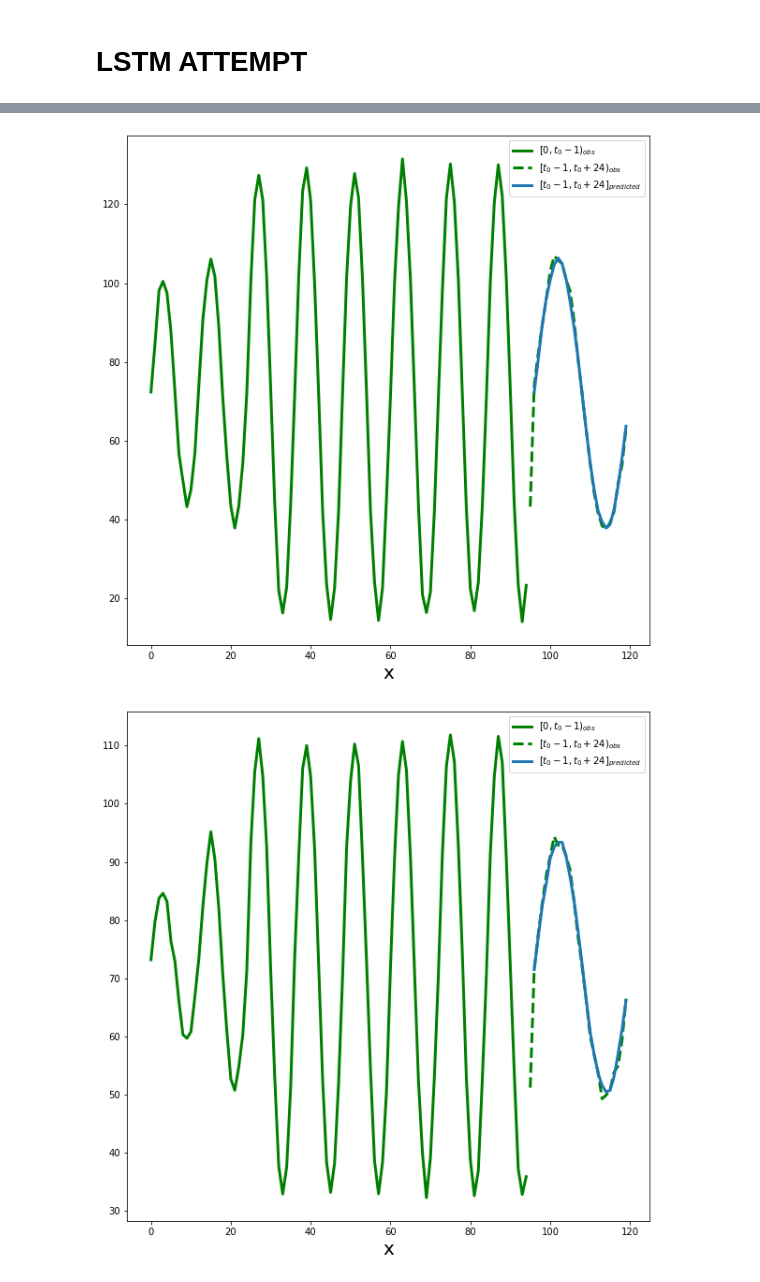
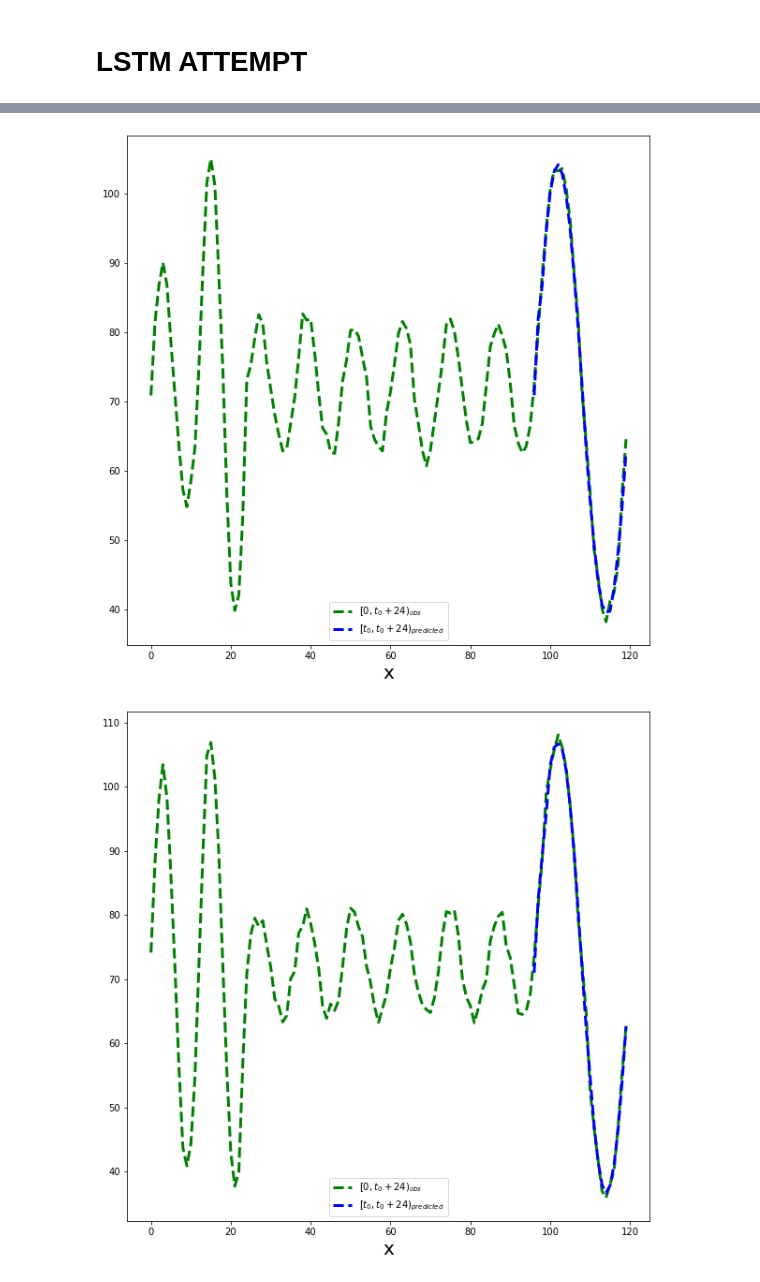
Before and after one commit to mlpotter/Transformer_Time_Series, a Jupyter notebook: LSTM_comparison.ipynb, the cells around one changed output, grey strips where cells are left out. Cells and saved outputs as stored; diff of their text form; code cells hidden in the pictures.

Commit message:
Add files via upload
Change the dataloaders to only use one
Added visualization for attention

```diff
--- a/LSTM_comparison.ipynb
+++ b/LSTM_comparison.ipynb
@@ -8,9 +8,9 @@ import Dataloader
 import math
 from torch.utils.data import DataLoader
 # %%
-train_dataset = Dataloader.time_series_paper(96,4500)
-validation_dataset = Dataloader.time_series_paper(96,500)
-test_dataset = Dataloader.time_series_paper(96,1000)
+train_dataset = Dataloader.time_series_decoder_paper(96,4500)
+validation_dataset = Dataloader.time_series_decoder_paper(96,500)
+test_dataset = Dataloader.time_series_decoder_paper(96,1000)
 # %% [output]
 x: 4500*120 fx: 4500*120
 x: 500*120 fx: 500*120
@@ -25,7 +29,7 @@ test_dl = DataLoader(test_dataset,batch_size=128)
 # LSTM ATTEMPT
 # %%
 class LSTM_Time_Series(torch.nn.Module):
-    def __init__(self,input_size=2,embedding_size=256,kernel_width=9,hidden_size=512,t0=96):
+    def __init__(self,input_size=2,embedding_size=256,kernel_width=9,hidden_size=512):
         super(LSTM_Time_Series,self).__init__()
 
         self.input_embedding = causal_convolution_layer.context_embedding(input_size,embedding_size,kernel_width)
@@ -33,8 +37,6 @@ class LSTM_Time_Series(torch.nn.Module):
         self.lstm = torch.nn.LSTM(embedding_size,hidden_size,batch_first=True)
 
         self.fc1 = torch.nn.Linear(hidden_size,1)
-
-        self.t0 = t0
 
     def forward(self,x,y):
         """
@@ -57,11 +59,11 @@ class LSTM_Time_Series(torch.nn.Module):
 
         # input to nn.Linear: (N,*,Hin)
         # output (N,*,Hout)
-        return self.fc1(lstm_out[:,(self.t0-1):,:])
+        return self.fc1(lstm_out)
 # %%
 criterion_LSTM = torch.nn.MSELoss()
 # %%
-LSTM = LSTM_Time_Series(t0=96).cuda()
+LSTM = LSTM_Time_Series().cuda()
 # %%
 lr = .0005 # learning rate
 optimizer = torch.optim.Adam(LSTM.parameters(), lr=lr)
@@ -201,10 +197,11 @@ plt.show()
 # %%
 n_plots = 5
+t0=96
 with torch.no_grad():
     LSTM.eval()
-    for step,(x_obs,x_future,y_obs,y_future,_) in enumerate(validation_dl):
-        x = torch.cat((x_obs,x_future),1).cuda()
-        y = torch.cat((y_obs,y_future),1).cuda()
+    for step,(x,y,_) in enumerate(test_dl):
+        x = x.cuda()
+        y = y.cuda()
         h0 = torch.ones((x.shape[0],1,256),dtype=torch.float)
         c0 = torch.ones((x.shape[0],1,256),dtype=torch.float)
 
@@ -216,11 +213,10 @@ with torch.no_grad():
 
         with torch.no_grad():
             plt.figure(figsize=(10,10))
-            plt.plot(x_obs[0].cpu().detach().squeeze().numpy(),y_obs[0].cpu().detach().squeeze().numpy(),'g-',linewidth=3)
-            plt.plot(x_future[0].cpu().detach().squeeze().numpy(),y_future[0].cpu().detach().squeeze().numpy(),'g--',linewidth=3)
+            plt.plot(x[0].cpu().detach().squeeze().numpy(),y[0].cpu().detach().squeeze().numpy(),'g--',linewidth=3)
+            plt.plot(x[0,t0:].cpu().detach().squeeze().numpy(),output[0,(t0-1):(t0+24-1)].cpu().detach().squeeze().numpy(),'b--',linewidth=3)
 
-            plt.plot(x_future[0].cpu().detach().squeeze().numpy()[1:],output[0].cpu().detach().squeeze().numpy()[:-1],linewidth=3)
             plt.xlabel("x",fontsize=20)
-            plt.legend(["$[0,t_0-1)_{obs}$","$[t_0-1,t_0+24)_{obs}$","$[t_0-1,t_0+24]_{predicted}$"])
+            plt.legend(["$[0,t_0+24)_{obs}$","$[t_0,t_0+24)_{predicted}$"])
             plt.show()
 # %% [output]
@@ -231,2 +227,2 @@ with torch.no_grad():
-[figure, old version]
+[figure, new version]
-[figure, old version]
+[figure, new version]
```
Also changed, not shown: parts of 8 cells of this notebook, 3 other files.
